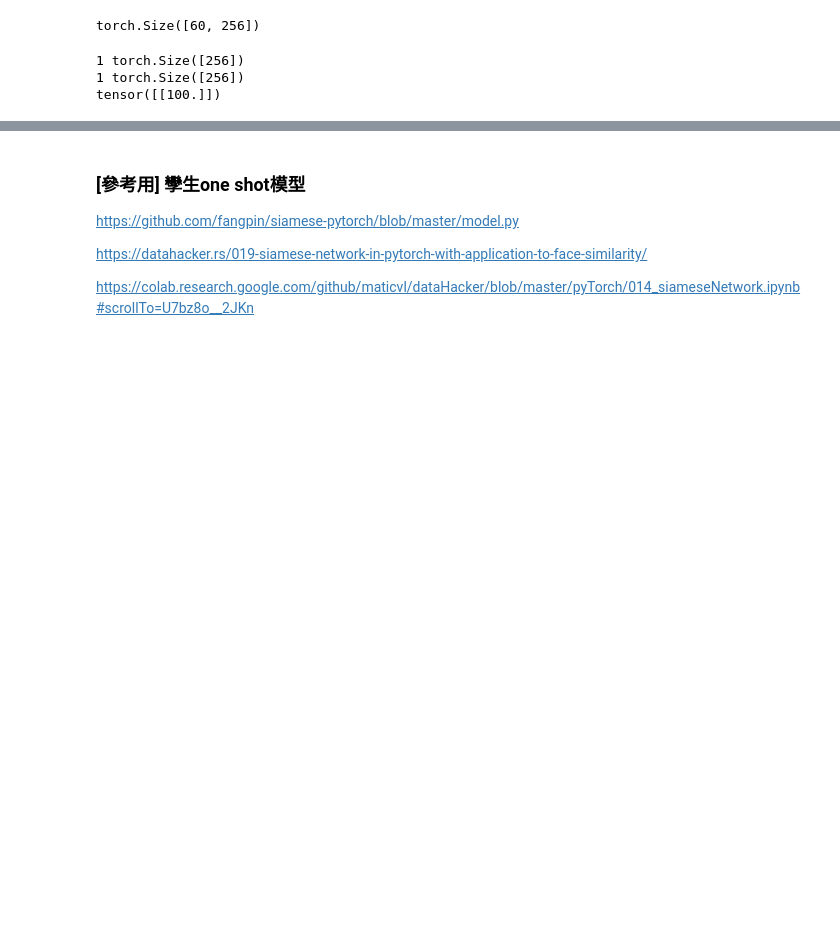
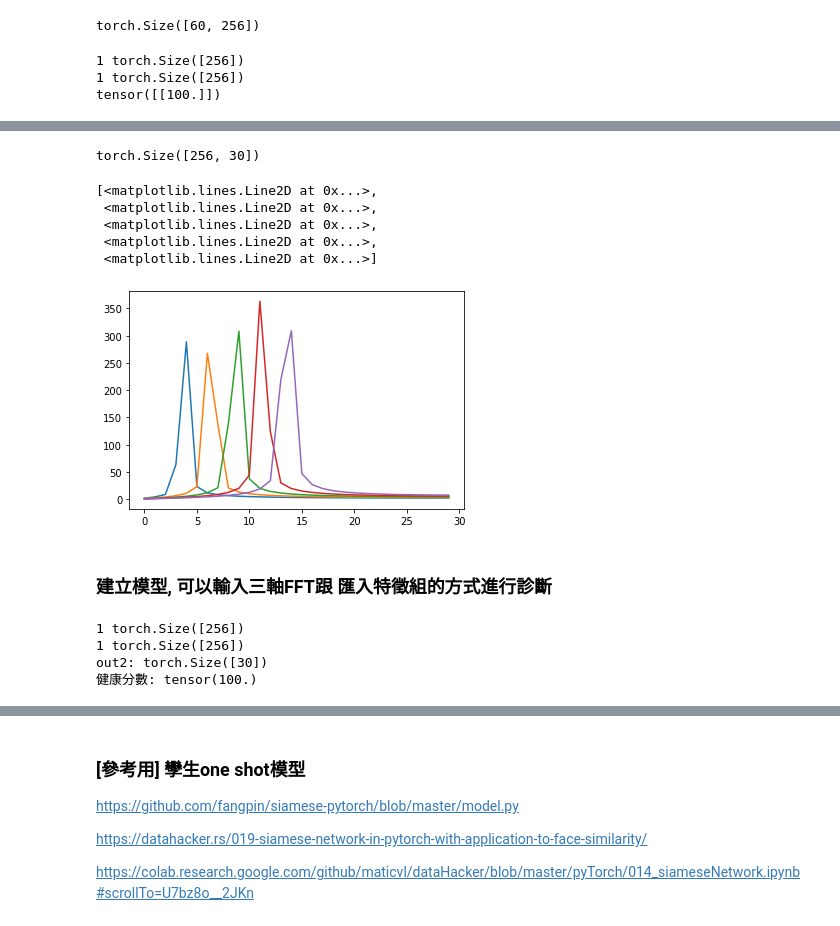
Before and after one commit to hughman1986/DiagnosisModel_ONNX_Converter, a Jupyter notebook: 診斷算法測試.ipynb, the cells around one changed output, grey strips where cells are left out. Saved outputs shown, nothing was run; the diff lists cells and outputs as text; code cells hidden in the pictures; blank space fills up the shorter version.

```diff
--- a/診斷算法測試.ipynb
+++ b/診斷算法測試.ipynb
@@ -160,0 +230,14 @@ Text(0.5, 1.0, 'feature vector')
+# %%
+FB = F.linear_fbanks(n_freqs= 256,f_min= 0,f_max= 5600/2,n_filter= 30,sample_rate= 5600)
+print(FB.shape)
+
+inner_someting = torch.inner( FB.T , stack_fft_data)
+plt.plot(inner_someting)
+# %% [output]
+torch.Size([256, 30])
+[<matplotlib.lines.Line2D at 0x...>,
+ <matplotlib.lines.Line2D at 0x...>,
+ <matplotlib.lines.Line2D at 0x...>,
+ <matplotlib.lines.Line2D at 0x...>,
+ <matplotlib.lines.Line2D at 0x...>]
+[figure, added]
@@ -160,0 +246,49 @@ Text(0.5, 1.0, 'feature vector')
+# %% [markdown]
+### 建立模型, 可以輸入三軸FFT跟 匯入特徵組的方式進行診斷
+# %%
+# input格式: FFT長度: 256x2, 3軸 分別輸入, 三軸FB特徵萃取完再合併
+
+import torch
+import torch.nn as nn
+import torch.nn.functional as F
+from torchaudio import functional as F
+
+class IDMSDiagnosisEngine2(nn.Module):
+
+    def __init__(self):
+        super(IDMSDiagnosisEngine2, self).__init__()
+        self.filter_bank = F.linear_fbanks(n_freqs= 256,f_min= 0,f_max= 5600/2,n_filter= 30,sample_rate= 5600)
+
+    def GaussianFunction_abc(self, input_x ,a=1.,b=0.,c=1.5):
+        y = torch.exp( -0.5 * (input_x - b) / c * (input_x - b) / c );
+        return y
+
+    def forward_one(self, input_FFT,n=1):
+        print("1" , input_FFT.shape)
+        feature_vec = torch.inner( self.filter_bank.T , input_FFT)
+        return feature_vec
+
+    def forward(self, input_FFT1, input_FFT2, gau_C = 1.5):
+        out1 = self.forward_one(input_FFT1)
+        out2 = self.forward_one(input_FFT2)
+        if out1.dim()>1:
+            n = out1.size(dim=1)
+            print("out1 dim:" , out1.size(dim=1))
+            out1_T = out1.T
+        else:
+            out1_T = out1.reshape((1,30))
+        print("out2:" , out2.size())
+
+        vec_distance = torch.cdist(out1_T, out2.reshape((1,30)), p=2)
+        out = 100 * self.GaussianFunction_abc( vec_distance , c=gau_C)
+        return out.max()
+
+IDMSEngine2 = IDMSDiagnosisEngine2()
+
+HealthScore = IDMSEngine2(stack_fft_data[1],stack_fft_data[1])
+print("健康分數:", HealthScore)
+# %% [output]
+1 torch.Size([256])
+1 torch.Size([256])
+out2: torch.Size([30])
+健康分數: tensor(100.)
```
Also changed, not shown: parts of 12 cells of this notebook.
